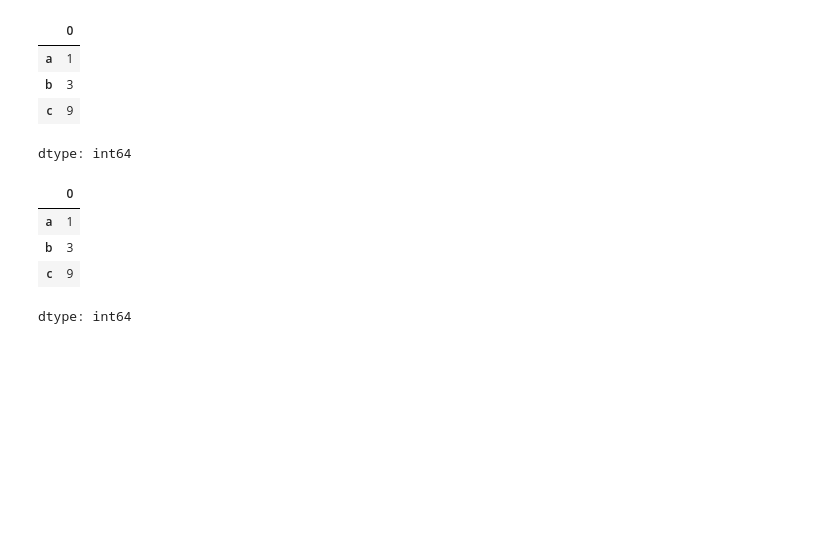
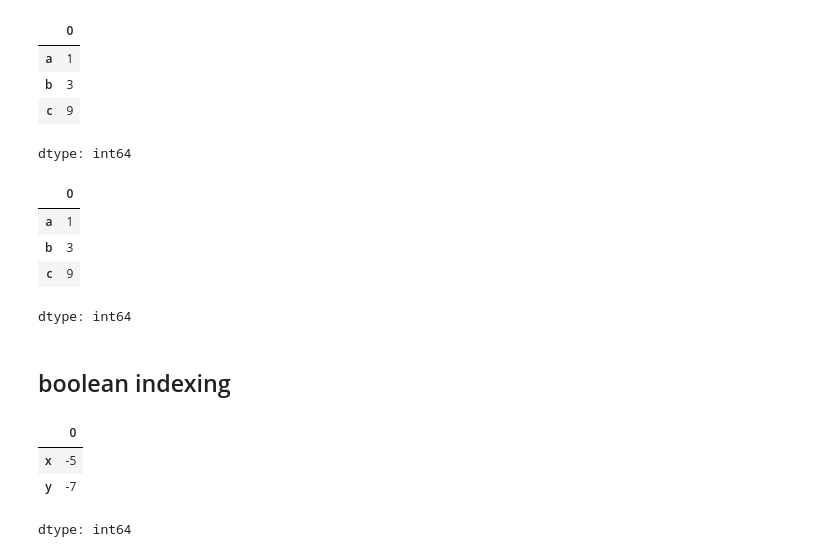
Before and after one commit to JakeOh/202504_itwill_oracle88, a Jupyter notebook: python18.ipynb, the cells around one changed output. Saved outputs shown, nothing was run; the diff lists cells and outputs as text; code cells hidden in the pictures; blank space fills up the shorter version.

```diff
--- a/python18.ipynb
+++ b/python18.ipynb
@@ -168,3 +168,12 @@ s2.iloc[[0, 1, 4]]
 | b | 3 |
 | c | 9 |
 dtype: int64
+# %% [markdown]
+## boolean indexing
+# %%
+s2[[False, False, True, True, False]]
+# %% [output]
+|  | 0 |
+| x | -5 |
+| y | -7 |
+dtype: int64
```
Also changed, not shown: parts of 17 cells of this notebook.
